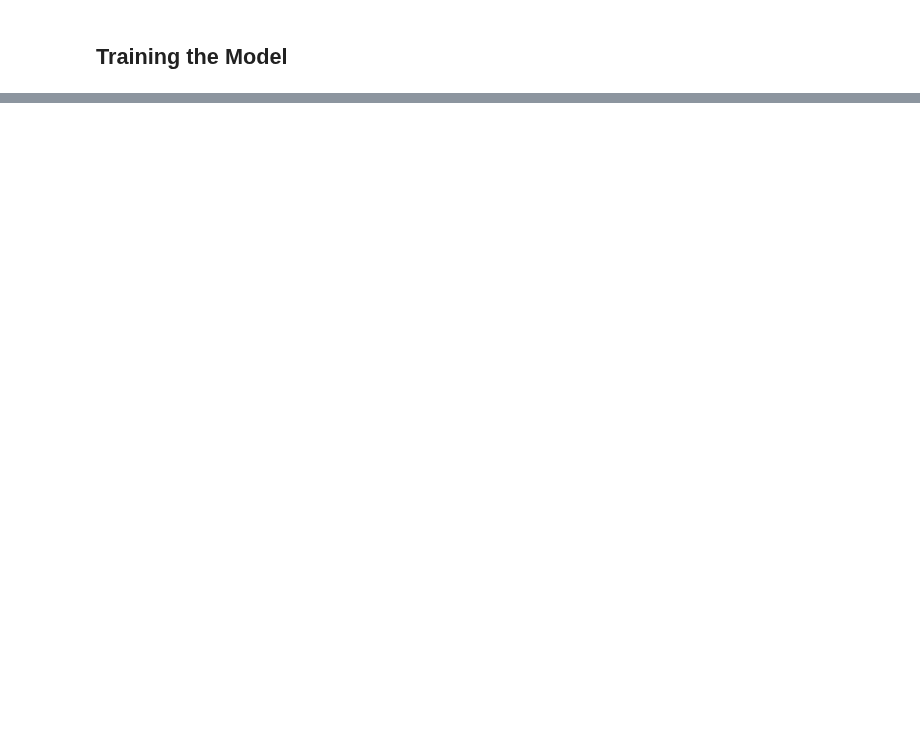
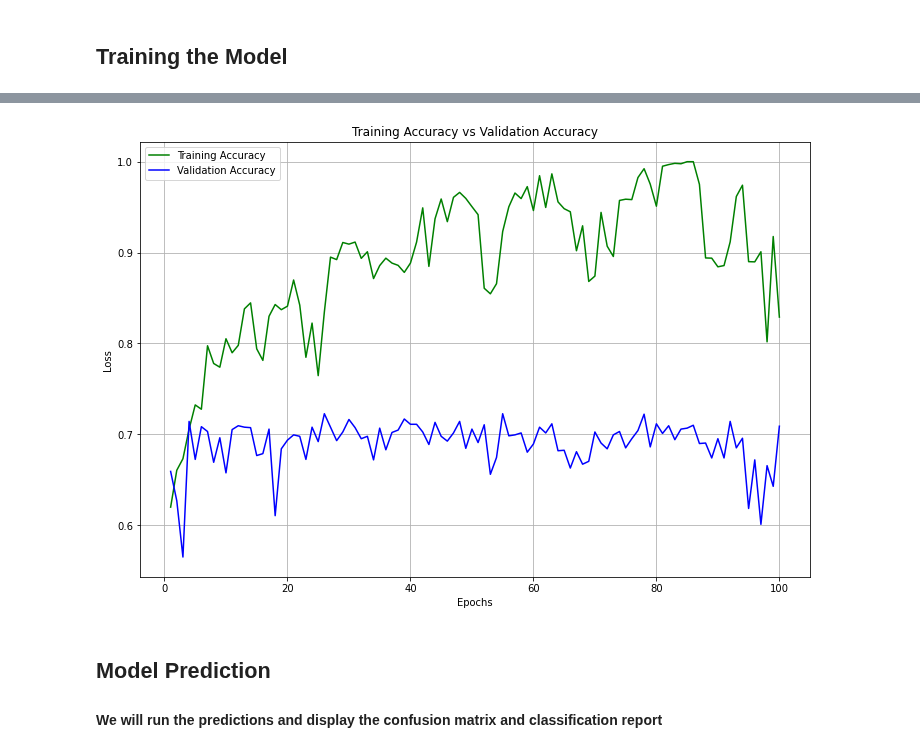
Before and after one commit to suvofalcon/Py-SpringboardAIML, a Jupyter notebook: _XX_Universal/DL Assignment 01-01.VisionDataset.ipynb, the cells around one changed output, grey strips where cells are left out. Drawn from its saved outputs; the diff is of its cells as text; code cells hidden in the pictures; blank space fills up the shorter version.

```diff
--- a/_XX_Universal/DL Assignment 01-01.VisionDataset.ipynb
+++ b/_XX_Universal/DL Assignment 01-01.VisionDataset.ipynb
@@ -335,0 +331,9 @@ TypeError: 'NoneType' object is not callable
+# %%
+# Plot Training accuracy vs Validation accuracy
+plotTrainAccuracyVsValAccuracy(epochs_history=epochs_history_simple)
+# %% [output]
+[figure, added]
+# %% [markdown]
+## Model Prediction
+
+#### We will run the predictions and display the confusion matrix and classification report
```
Also changed, not shown: parts of 22 cells of this notebook.
